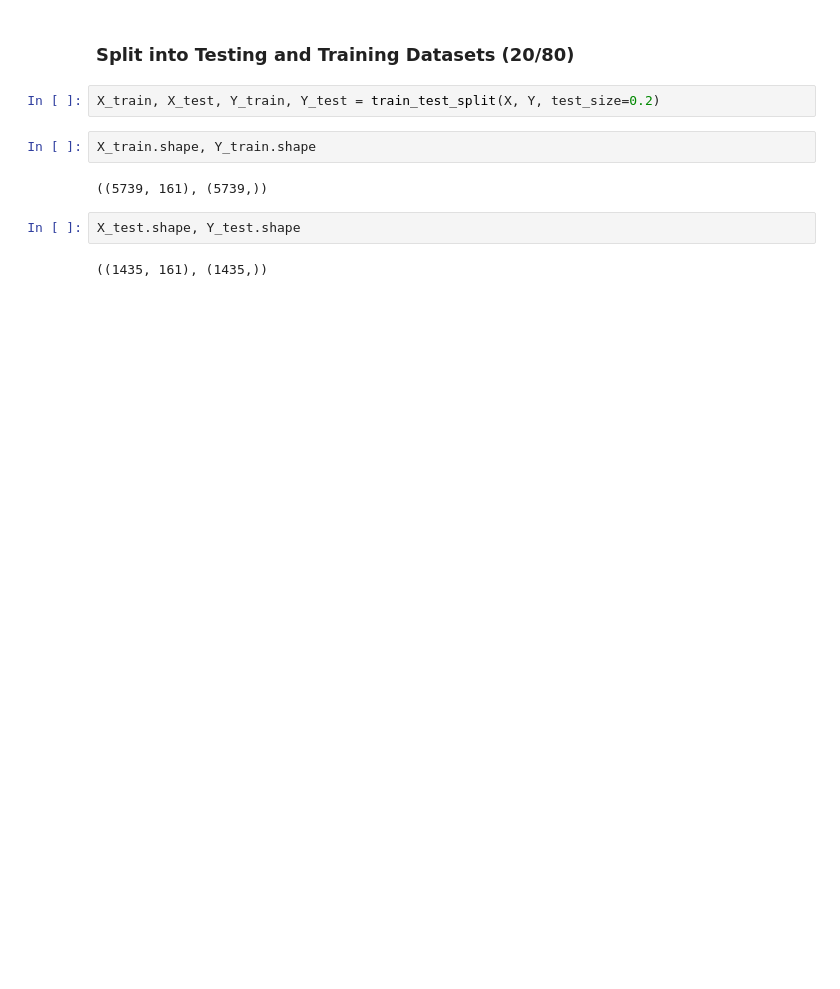
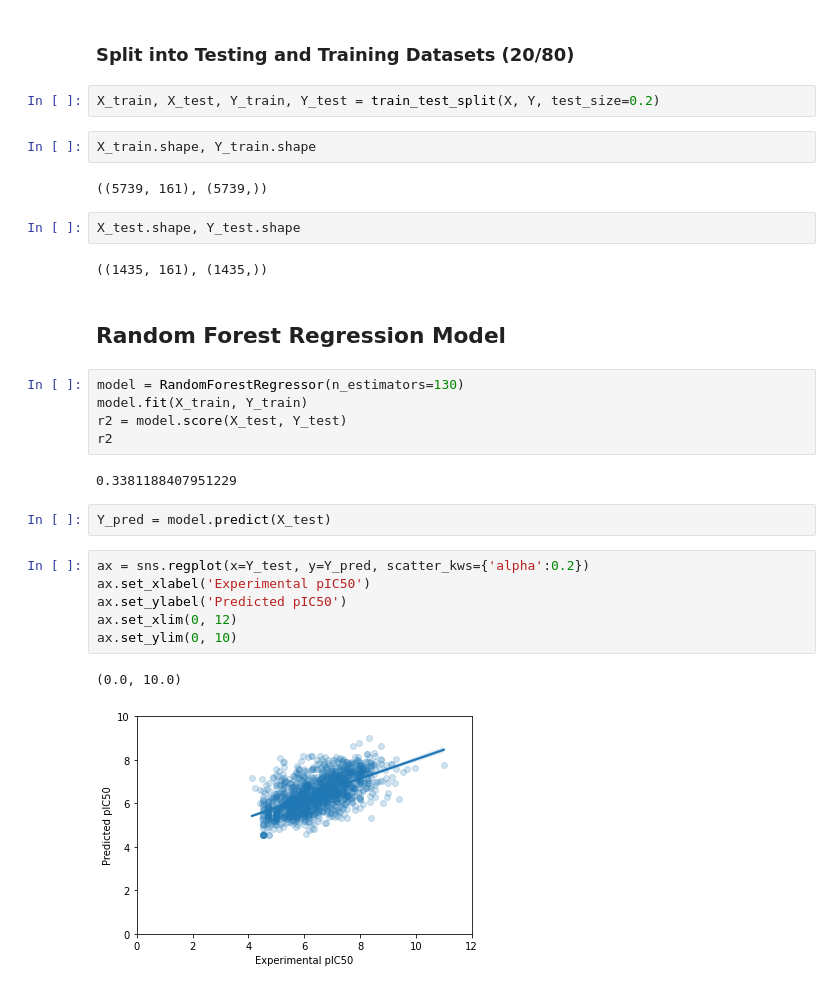
Before and after one commit to gschandan/QSAR, a Jupyter notebook: NaV1.7/QSAR_ChEMBL_NaV1.7.ipynb, the cells around one changed output. Drawn from its saved outputs; the diff is of its cells as text; blank space fills up the shorter version.

```diff
--- a/NaV1.7/QSAR_ChEMBL_NaV1.7.ipynb
+++ b/NaV1.7/QSAR_ChEMBL_NaV1.7.ipynb
@@ -724,3 +724,23 @@ X_train.shape, Y_train.shape
 X_test.shape, Y_test.shape
 # %% [output]
 ((1435, 161), (1435,))
+# %% [markdown]
+## Random Forest Regression Model
+# %%
+model = RandomForestRegressor(n_estimators=130)
+model.fit(X_train, Y_train)
+r2 = model.score(X_test, Y_test)
+r2
+# %% [output]
+0.3381188407951229
+# %%
+Y_pred = model.predict(X_test)
+# %%
+ax = sns.regplot(x=Y_test, y=Y_pred, scatter_kws={'alpha':0.2})
+ax.set_xlabel('Experimental pIC50')
+ax.set_ylabel('Predicted pIC50')
+ax.set_xlim(0, 12)
+ax.set_ylim(0, 10)
+# %% [output]
+(0.0, 10.0)
+[figure, added]
```
